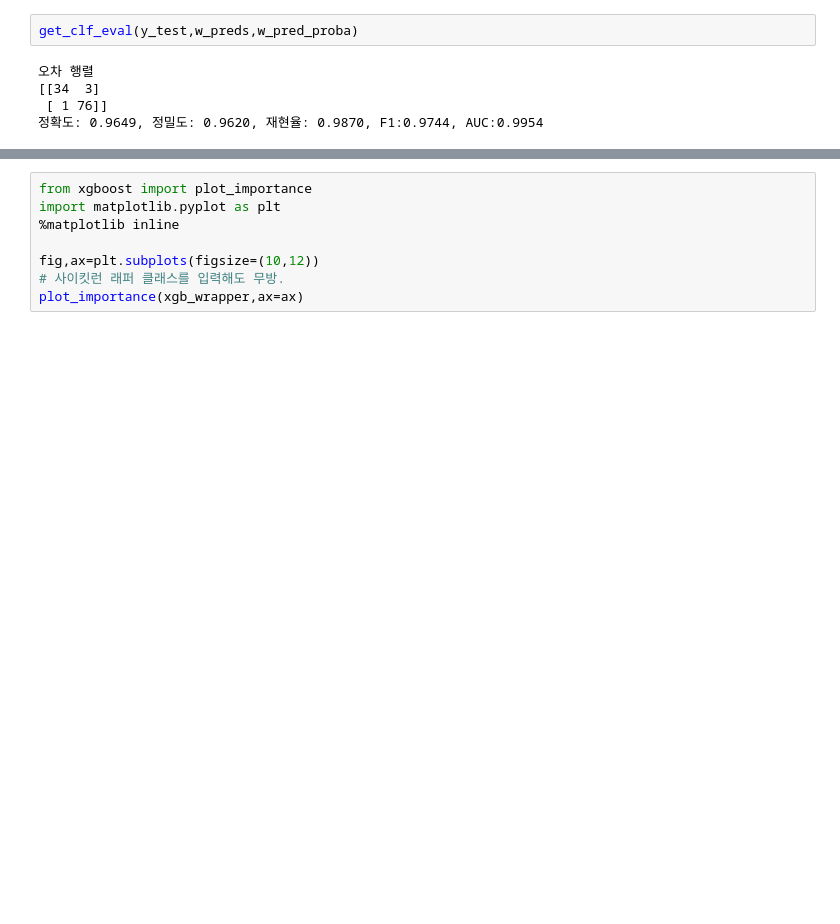
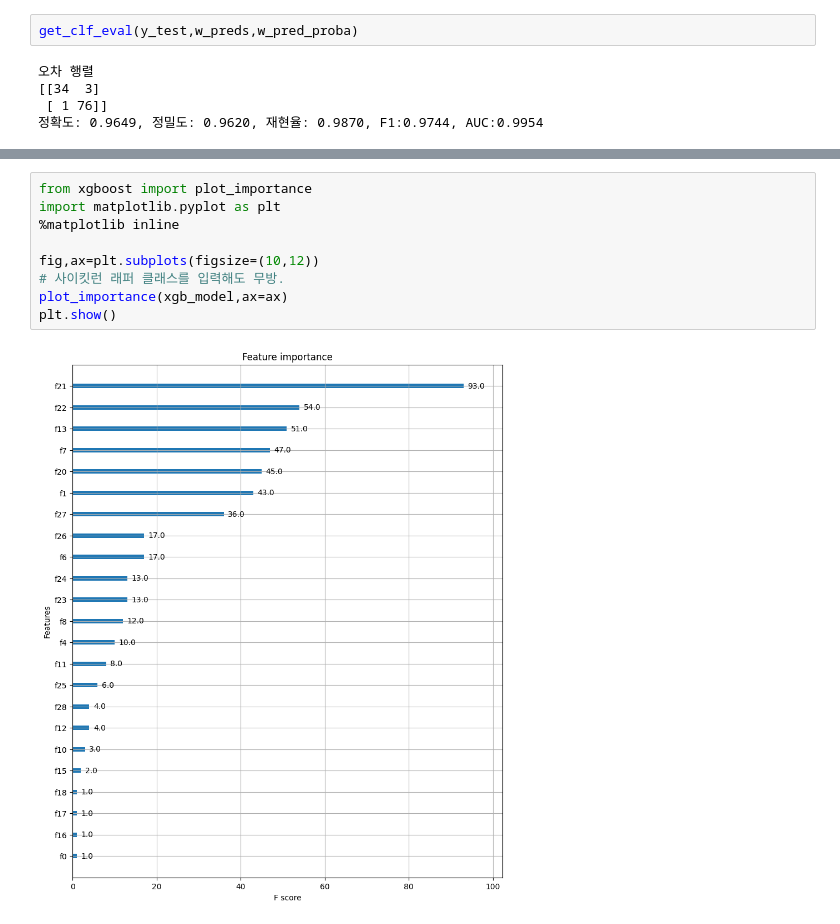
Before and after one commit to lyj041214/ESAA, a Jupyter notebook: HW_0407.ipynb, the cells around one changed output, grey strips where cells are left out. Saved outputs shown, nothing was run; the diff lists cells and outputs as text; blank space fills up the shorter version.

```diff
--- a/HW_0407.ipynb
+++ b/HW_0407.ipynb
@@ -422,8 +471,11 @@ get_clf_eval(y_test,ws10_preds,ws10_pred_proba)
 # %%
 from xgboost import plot_importance
 import matplotlib.pyplot as plt
 %matplotlib inline
 
 fig,ax=plt.subplots(figsize=(10,12))
 # 사이킷런 래퍼 클래스를 입력해도 무방.
-plot_importance(xgb_wrapper,ax=ax)
+plot_importance(xgb_model,ax=ax)
+plt.show()
+# %% [output]
+[figure, added]
```
Also changed, not shown: parts of 5 cells of this notebook.
